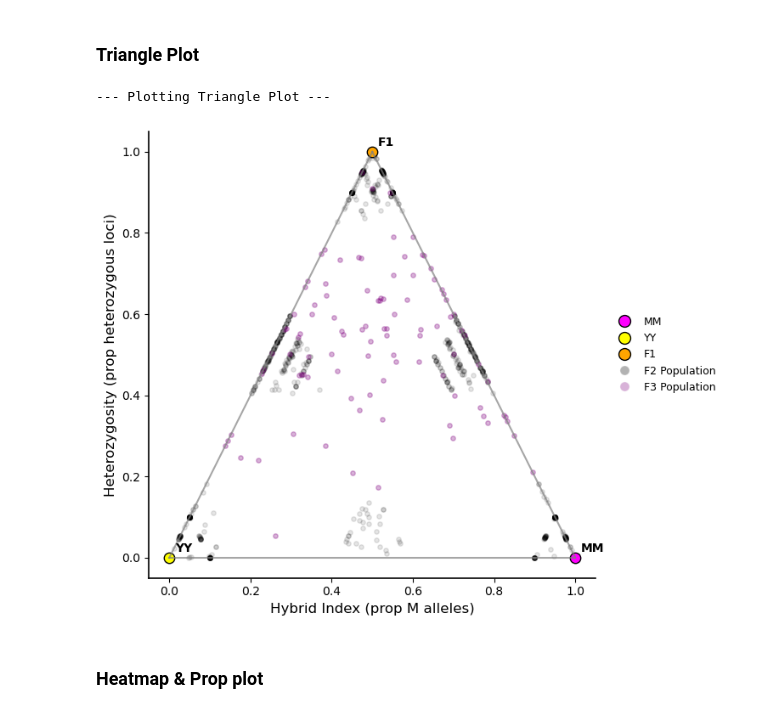
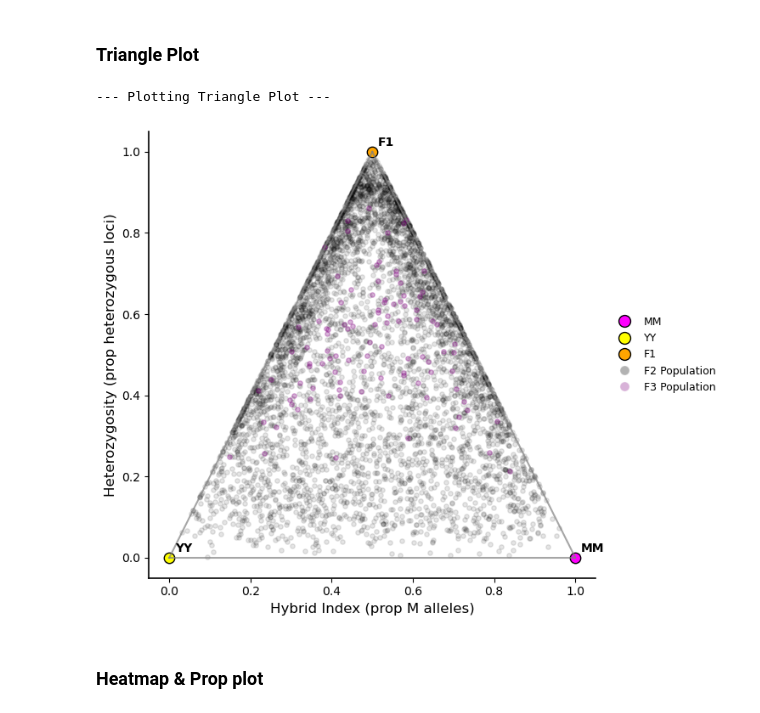
Before and after one commit to sophiagray2001/hybrid_sim_project, a Jupyter notebook: Hybrid_sim_v6.ipynb, the cells around one changed output. Saved outputs shown, nothing was run; the diff lists cells and outputs as text; code cells hidden in the pictures.

Commit message:
Visual debug

```diff
--- a/Hybrid_sim_v6.ipynb
+++ b/Hybrid_sim_v6.ipynb
@@ -97,8 +87,8 @@ class Individual:
 # %%
-# Your recombination setup for F2
-use_uniform_recomb = False  # Change to True to use constant recombination prob.
+# Your recombination setup
+use_uniform_recomb = True  # Change to True to use constant recombination prob.
 if use_uniform_recomb:
-    recomb_probs_for_f2 = [0.1] * (chromosome_length - 1)
+    recomb_probs_for_f2 = [0.5] * (chromosome_length - 1)
 else:
     # This part was already correct for length
     recomb_probs_for_f2 = [0.0] * (chromosome_length - 1)
@@ -107,7 +97,7 @@ else:
             recomb_probs_for_f2[i] = 0.1
 # %%
 # Define the chance of a recombination event happening (0, 1, or 2 crossover events)
-recomb_event_probs_for_f2 = [0.70, 0.25, 0.05]
+recomb_event_probs_for_f2 = [0, 1, 0]
 # %% [markdown]
 ### Parent generation
 # %%
@@ -473,0 +451,16 @@ Example F2 Individual Genotype (Labels, first 20 loci of first individual):
+# %%
+# Assuming f2_genotype_numeric_all is populated from your existing code
+hybrid_indices = []
+
+total_num_loci = individual.num_chromosomes * individual.num_loci_per_chromosome # Assuming individual object has these attributes
+
+for individual_numeric_genotypes in f2_genotype_numeric_all:
+    # Sum the numeric genotypes for the current individual
+    sum_of_genotypes = sum(individual_numeric_genotypes)
+
+    # Calculate the hybrid index
+    # The maximum possible sum is total_num_loci * 2 (if all were MM=2)
+    hybrid_index = sum_of_genotypes / (2 * total_num_loci)
+    hybrid_indices.append(hybrid_index)
+
+print("Calculated Hybrid Indices:", hybrid_indices)
@@ -474,3 +469,18 @@ Example F2 Individual Genotype (Labels, first 20 loci of first individual):
+# %%
+# Assuming f2_genotype_numeric_all is populated from your existing code
+interclass_heterozygosities = []
+
+total_num_loci = individual.num_chromosomes * individual.num_loci_per_chromosome # Same as above
+
+for individual_numeric_genotypes in f2_genotype_numeric_all:
+    # Count the number of heterozygous loci (where genotype is 1)
+    num_heterozygous_loci = individual_numeric_genotypes.count(1)
+
+    # Calculate interclass heterozygosity
+    interclass_heterozygosity = num_heterozygous_loci / total_num_loci
+    interclass_heterozygosities.append(interclass_heterozygosity)
+
+print("Calculated Interclass Heterozygosities:", interclass_heterozygosities)
 # %% [markdown]
 ### Visualisation (P0 and F1)
 # %%
@@ -786,8 +796,8 @@ ax.set_ylabel("Heterozygosity (prop heterozygous loci)", fontsize=12)
 
 # Plot F2 individuals
 ax.scatter(
-    hybrid_indices_f2,
-    heterozygosities_f2,
+    hybrid_indices,
+    interclass_heterozygosities,
     color='black',
     alpha=0.1, # Make F2 even more transparent to highlight F3 if desired
     s=15,
@@ -816,34 +826,34 @@ ax.annotate('F1', (f1_hi, f1_het), xytext=(5, 5), textcoords='offset points', fo
 
 # Draw triangle edges
 triangle_edges = [
     [(0.0, 0.0), (0.5, 1.0)],
     [(0.5, 1.0), (1.0, 0.0)],
     [(0.0, 0.0), (1.0, 0.0)]
 ]
 for (x0, y0), (x1, y1) in triangle_edges:
     ax.plot([x0, x1], [y0, y1], linestyle='-', color='gray', linewidth=1.5, alpha=0.7)
 
 ax.set_xlim(-0.05, 1.05)
 ax.set_ylim(-0.05, 1.05)
 ax.grid(False)
 ax.set_aspect('equal', adjustable='box')
 
 # Add legend (updated to include F3)
 legend_elements = [
     Line2D([0], [0], marker='o', color='w', markerfacecolor='magenta', markersize=10, markeredgecolor='black', label='MM'),
     Line2D([0], [0], marker='o', color='w', markerfacecolor='yellow', markersize=10, markeredgecolor='black', label='YY'),
     Line2D([0], [0], marker='o', color='w', markerfacecolor='orange', markersize=10, markeredgecolor='black', label='F1'),
     Line2D([0], [0], marker='o', color='w', markerfacecolor='black', alpha=0.3, markersize=8, label='F2 Population'),
     Line2D([0], [0], marker='o', color='w', markerfacecolor='purple', alpha=0.3, markersize=8, label='F3 Population') # NEW!
 ]
 
 ax.legend(handles=legend_elements, loc="center left", bbox_to_anchor=(1.02, 0.5), frameon=False, fontsize=9)
 plt.tight_layout()
 plt.subplots_adjust(right=0.8)
 plt.show()
 # %% [output]
 --- Plotting Triangle Plot ---
-[figure, old version]
+[figure, new version]
 # %% [markdown]
 ### Heatmap & Prop plot
 # %%
```
Also changed, not shown: parts of 10 cells of this notebook.
